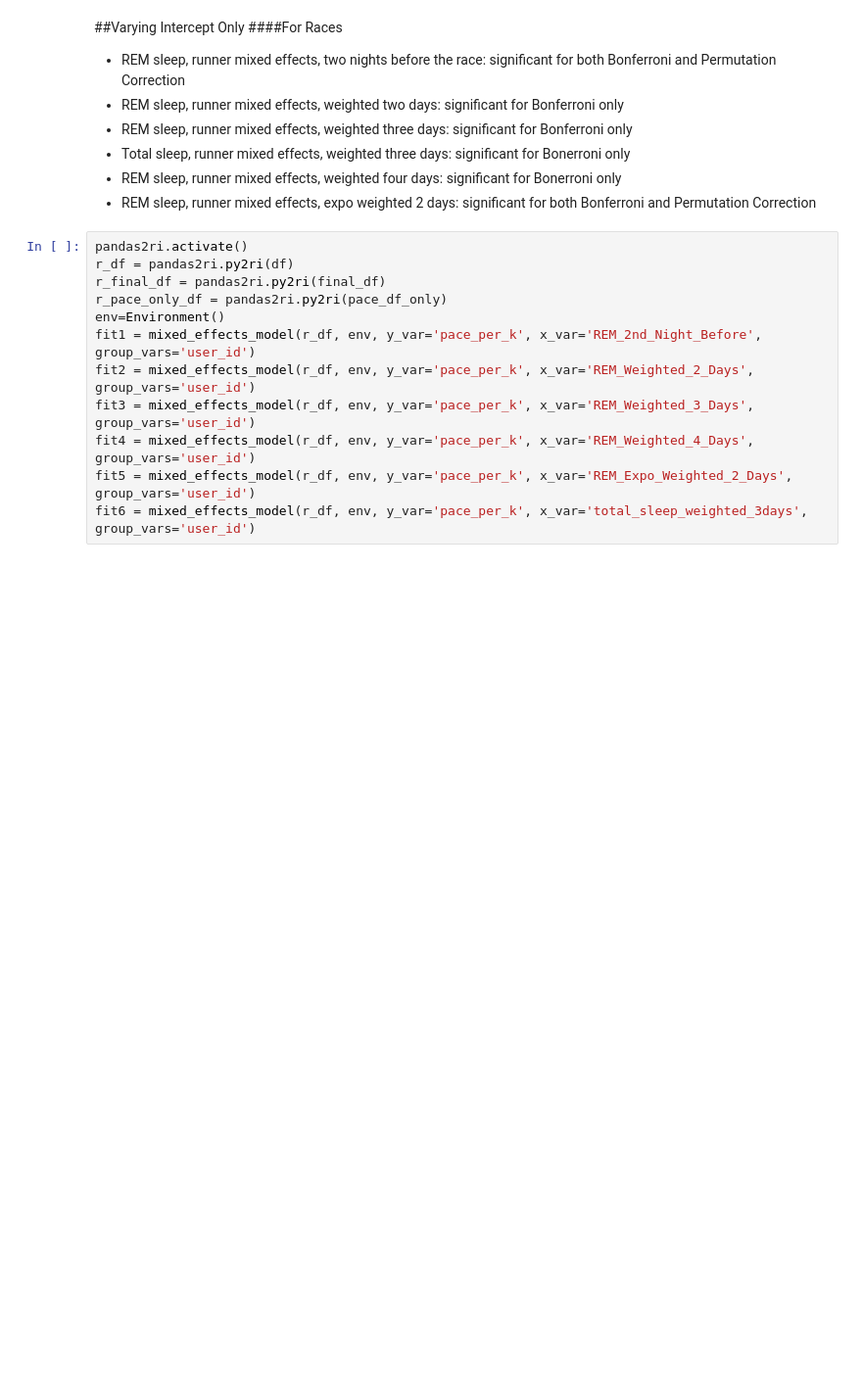
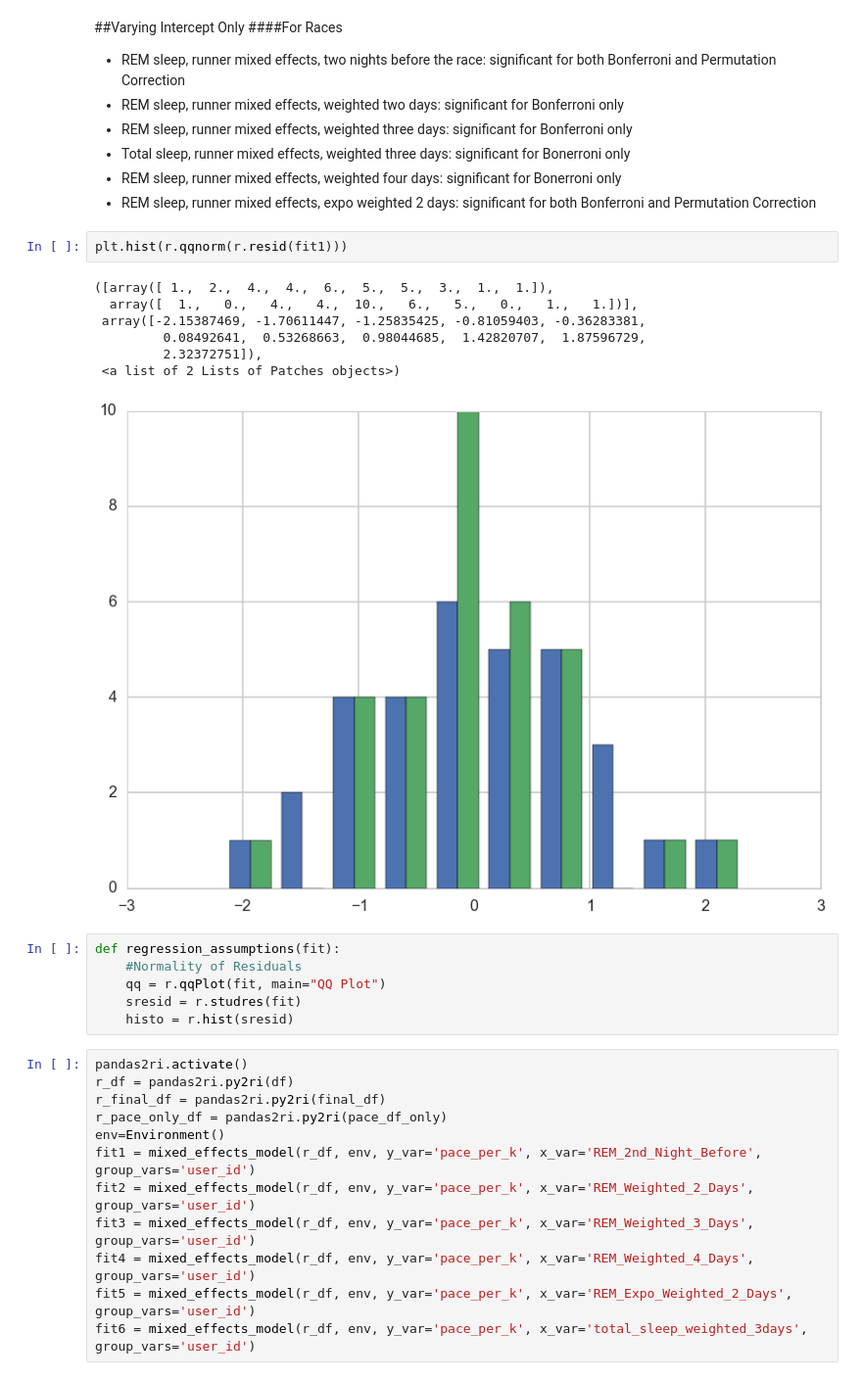
Before and after one commit to callen13/Senior_Thesis, a Jupyter notebook: sequential_model_selection.ipynb, the cells around one changed output. Shown at 98% size. Saved outputs shown, nothing was run; the diff lists cells and outputs as text; blank space fills up the shorter version.

Commit message:
Started Regression Assumptions

```diff
--- a/sequential_model_selection.ipynb
+++ b/sequential_model_selection.ipynb
@@ -626,6 +627,22 @@ These allow for only the intercepts to vary
 - Total sleep, runner mixed effects, weighted three days: significant for Bonerroni only
 - REM sleep, runner mixed effects, weighted four days: significant for Bonerroni only
 - REM sleep, runner mixed effects, expo weighted 2 days: significant for both Bonferroni and Permutation Correction
+# %%
+plt.hist(r.qqnorm(r.resid(fit1)))
+# %% [output]
+([array([ 1.,  2.,  4.,  4.,  6.,  5.,  5.,  3.,  1.,  1.]),
+  array([  1.,   0.,   4.,   4.,  10.,   6.,   5.,   0.,   1.,   1.])],
+ array([-2.15387469, -1.70611447, -1.25835425, -0.81059403, -0.36283381,
+         0.08492641,  0.53268663,  0.98044685,  1.42820707,  1.87596729,
+         2.32372751]),
+ <a list of 2 Lists of Patches objects>)
+[figure, added]
+# %%
+def regression_assumptions(fit):
+    #Normality of Residuals
+    qq = r.qqPlot(fit, main="QQ Plot")
+    sresid = r.studres(fit)
+    histo = r.hist(sresid)
 # %%
 pandas2ri.activate()
 r_df = pandas2ri.py2ri(df)
```
Also changed, not shown: parts of 1 cell of this notebook.
